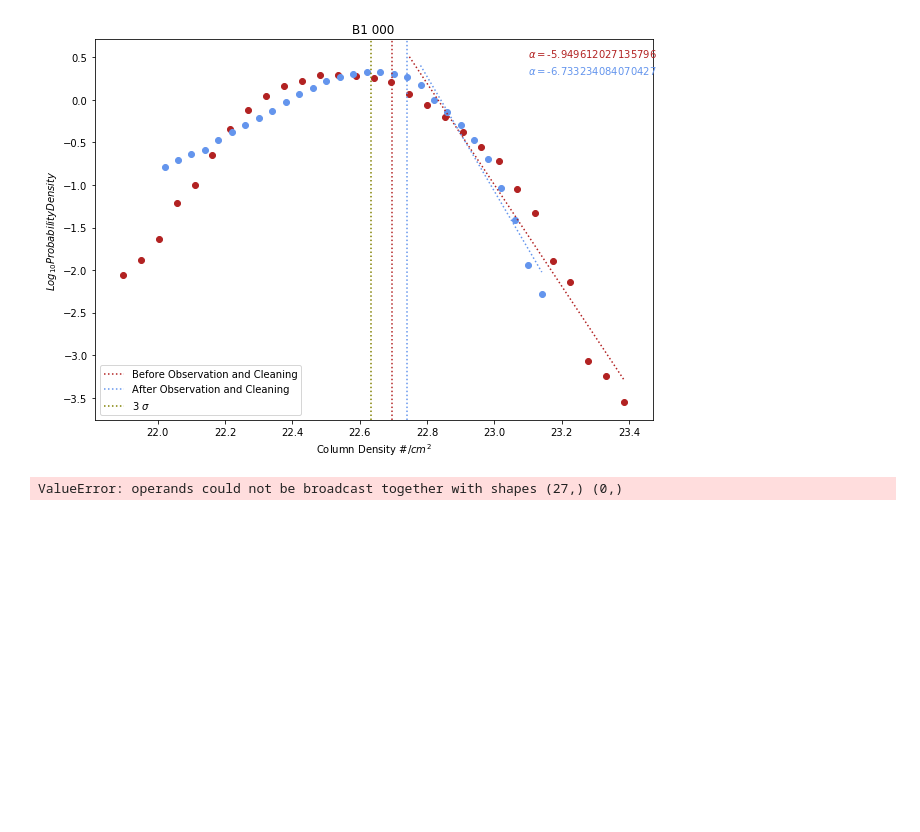
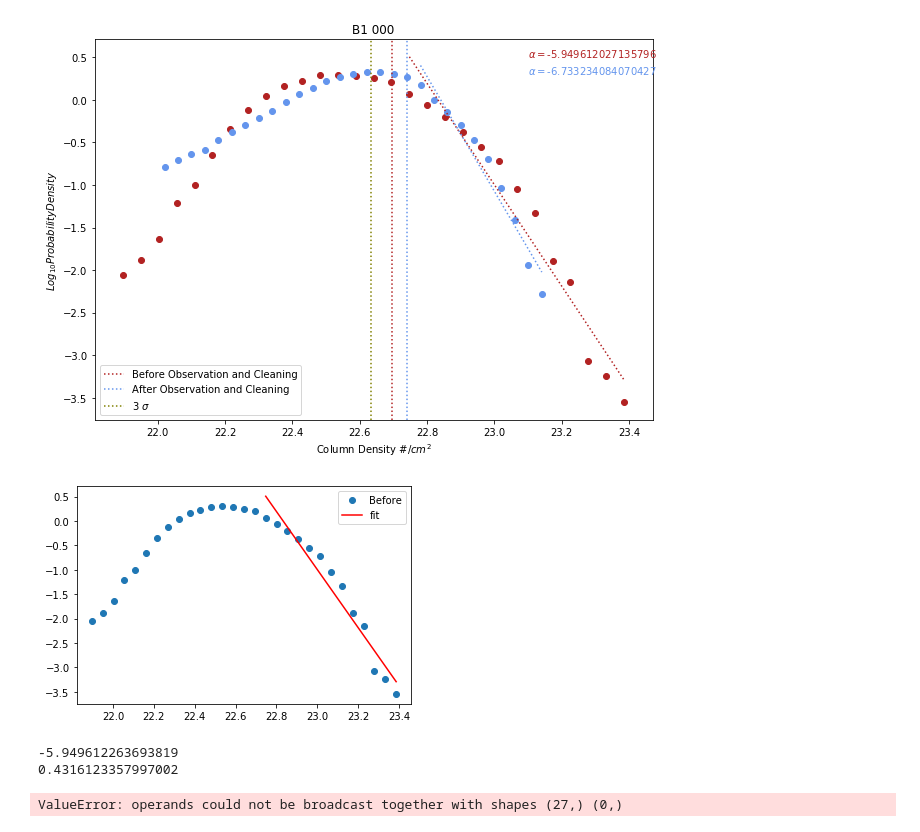
Before and after one commit to Hannahkoziol/PDF_fitting, a Jupyter notebook: Leastsq_histogram_fitting.ipynb, the cells around one changed output. Saved outputs shown, nothing was run; the diff lists cells and outputs as text; code cells hidden in the pictures; blank space fills up the shorter version.

```diff
--- a/Leastsq_histogram_fitting.ipynb
+++ b/Leastsq_histogram_fitting.ipynb
@@ -233,6 +235,20 @@ print(afit_after)
 final_plot(x_arr_before, x_before_powerlaw, y_arr_before, x_arr_after, x_after_powerlaw, y_arr_after)
 # %% [output]
 [figure]
+# %%
+res = stats.linregress(x_before_powerlaw, y_before_powerlaw)
+plt.plot(x_arr_before, y_arr_before[:-1], 'o', label='Before')
+plt.plot(x_before_powerlaw, res.intercept + res.slope*x_before_powerlaw, 'r', label='fit')
+plt.legend()
+plt.show()
+# %% [output]
+[figure, added]
+# %%
+print(res.slope)
+print(res.stderr)
+# %% [output]
+-5.949612263693819
+0.4316123357997002
 # %%
 #FITTING FUNCTION SIMILAR TO OLD METHOD USING SPILKER EQ 5 AND 6
 def resid_log_piecewise(avec, x, y, b):
```
Also changed, not shown: parts of 12 cells of this notebook.
